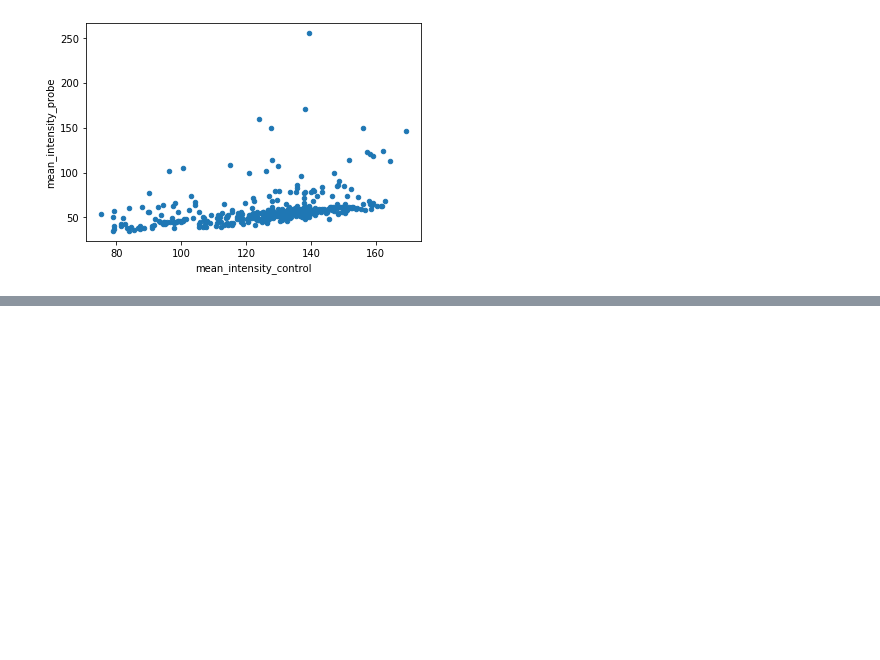
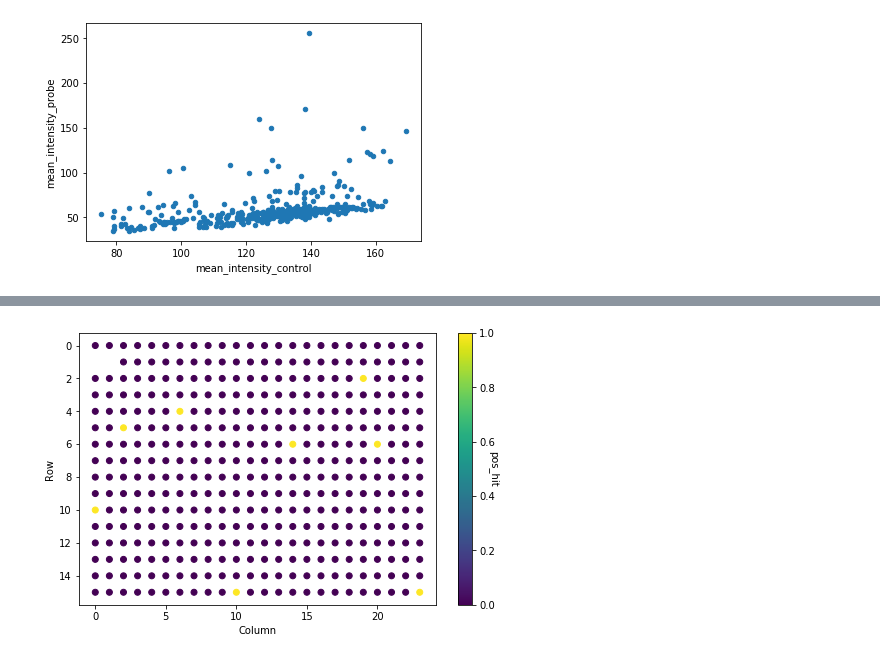
Before and after one commit to czbiohub/dotblotr, a Jupyter notebook: examples/single_blot_example.ipynb, the cells around one changed output, grey strips where cells are left out. Cells and saved outputs as stored; diff of their text form; code cells hidden in the pictures; blank space fills up the shorter version.

```diff
--- a/examples/single_blot_example.ipynb
+++ b/examples/single_blot_example.ipynb
@@ -37,0 +54,5 @@ assay_results.plot.scatter(x='mean_intensity_control', y='mean_intensity_probe')
+# %%
+# Plot just the positive hits
+plot_value(assay_results, 'pos_hit');
+# %% [output]
+[figure, added]
```
Also changed, not shown: parts of 7 cells of this notebook, 4 other files.
